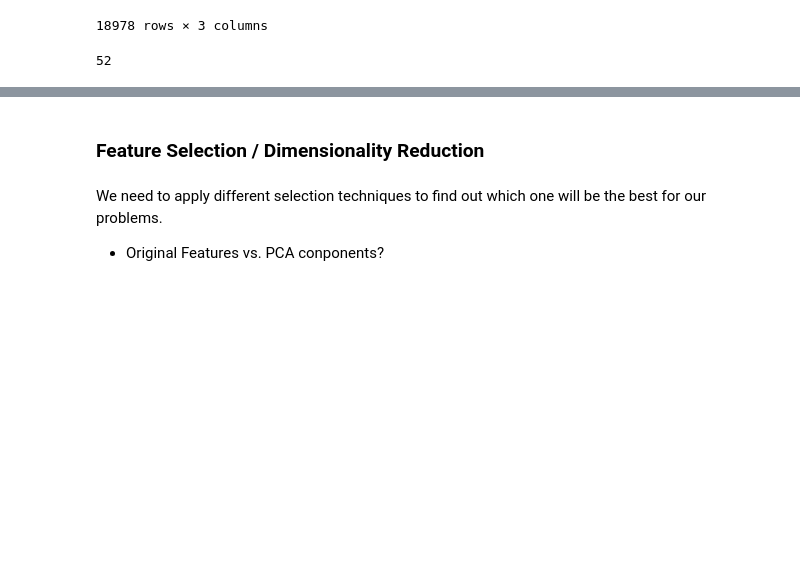
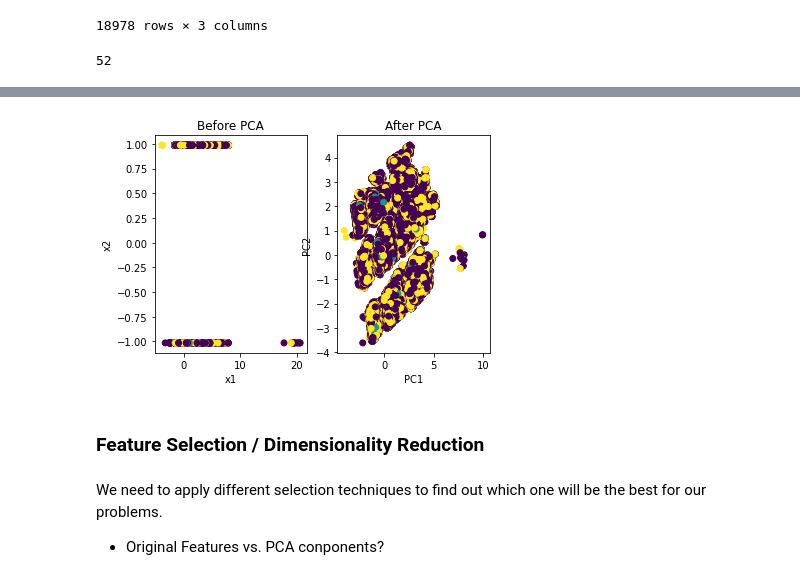
Before and after one commit to albina-m/LHL-Midterm-Flights, a Jupyter notebook: Albina-modeling.ipynb, the cells around one changed output, grey strips where cells are left out. Saved outputs shown, nothing was run; the diff lists cells and outputs as text; code cells hidden in the pictures; blank space fills up the shorter version.

```diff
--- a/Albina-modeling.ipynb
+++ b/Albina-modeling.ipynb
@@ -343,0 +328,17 @@ pd.to_datetime(df_flights['fl_date']).dt.isocalendar().week.max()
+# %%
+#early = 0, on-time = 1, delay = 2
+df_flights2['is_delay'] = np.select (
+    [
+     (df_flights2['arr_delay'] .between(-500, -1, inclusive=True)),
+     (df_flights2['arr_delay'].between(0, 0.99, inclusive=True)),
+     (df_flights2['arr_delay'].between(1, 500, inclusive=True)),
+    ],
+    [
+     0,
+     1,
+     2
+    ]
+                                    )
+#df_flights = pd.concat([df_flights,pd.get_dummies(df_flights['flight_type'], prefix = 'flight_type')], axis = 1)
+#print(df_flights.shape)
+df_flights2.head()
@@ -344,3 +352,36 @@ pd.to_datetime(df_flights['fl_date']).dt.isocalendar().week.max()
+# %%
+import plotly.express as px
+from sklearn.decomposition import PCA
+from sklearn.preprocessing import StandardScaler
+
+
+X = df_flights2[['crs_elapsed_time', 'year', 'month', 'day', 'week',
+       'crs_dep_hour', 'crs_arr_hour', 'flight_haul_long',
+       'flight_haul_medium', 'flight_haul_short', 'crs_arr_evening',
+       'crs_arr_morning', 'crs_arr_night', 'crs_arr_noon', 'flight_type_ferry',
+       'flight_type_mainline', 'flight_type_regional']]
+y = df_flights2['is_delay']
+
+scaler = StandardScaler()
+scaler.fit(X)
+X = scaler.transform(X)
+
+pca = PCA(n_components=2)
+components = pca.fit_transform(X)
+
+fig, ax = plt.subplots(1,2)
+ax[0].scatter(X[:,0], X[:,1], c=y)
+ax[0].set_xlabel('x1')
+ax[0].set_ylabel('x2')
+ax[0].set_title('Before PCA')
+
+ax[1].scatter(components[:,0], components[:,1], c=y)
+ax[1].set_xlabel('PC1')
+ax[1].set_ylabel('PC2')
+ax[1].set_title('After PCA')
+plt.show()
+# %% [output]
+[figure, added]
 # %% [markdown]
 ### Feature Selection / Dimensionality Reduction
 # %% [markdown]
```
Also changed, not shown: parts of 53 cells of this notebook.
